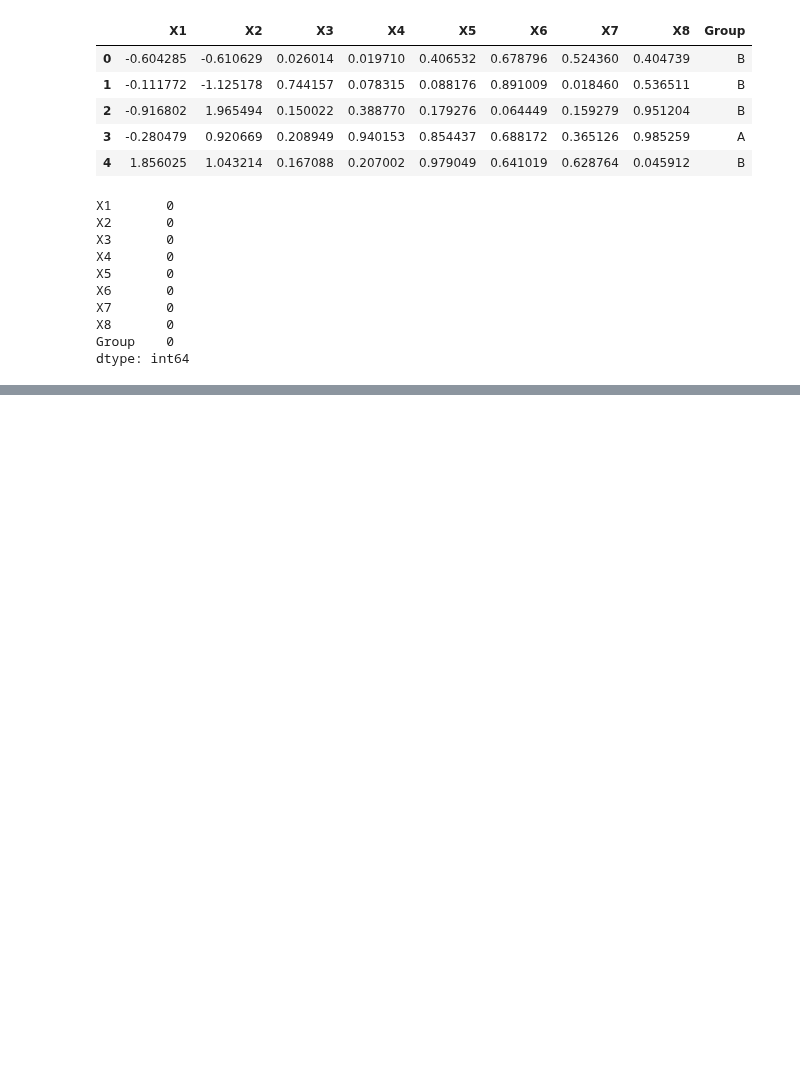
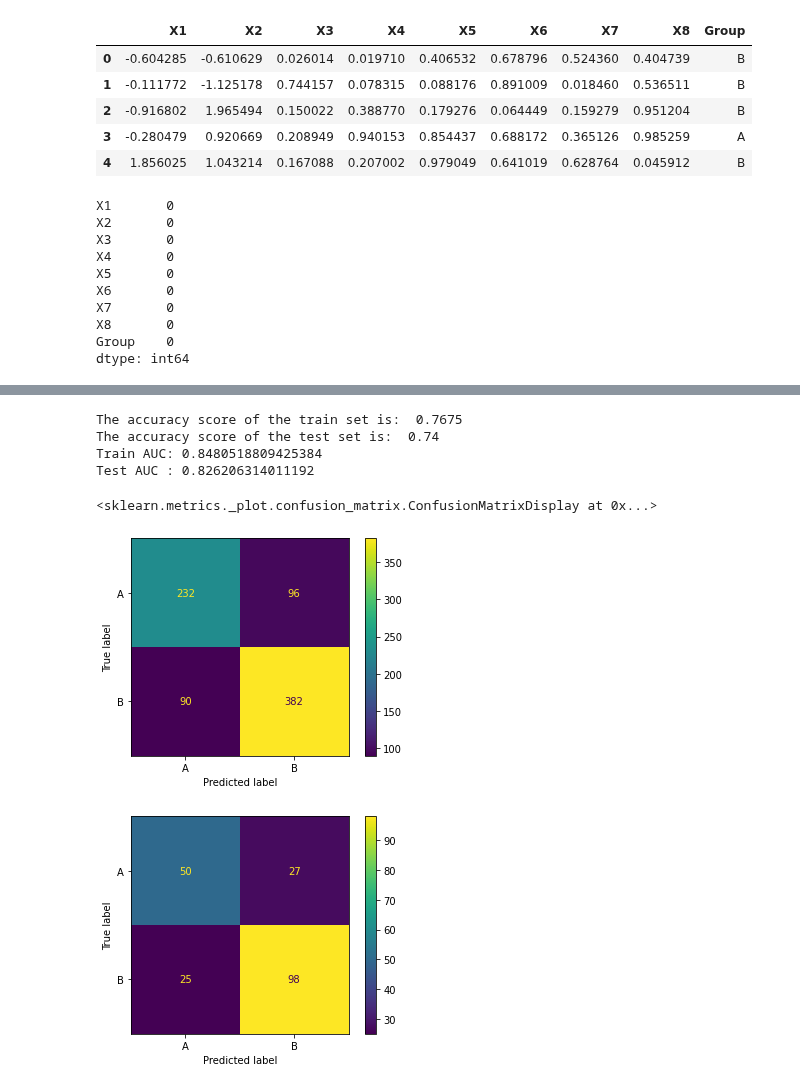
Before and after one commit to min-is/Chapman-University, a Jupyter notebook: CPSC 393 - Machine Learning/Homework/HW1_SP23.ipynb, the cells around one changed output, grey strips where cells are left out. Cells and saved outputs as stored; diff of their text form; code cells hidden in the pictures; blank space fills up the shorter version.

```diff
--- a/CPSC 393 - Machine Learning/Homework/HW1_SP23.ipynb
+++ b/CPSC 393 - Machine Learning/Homework/HW1_SP23.ipynb
@@ -116,0 +132,38 @@ Test AUC : 0.8166666666666668
+# %%
+# Logistic Regression Model
+
+# Creating model
+lr = LogisticRegression(penalty = "none")
+
+# Z-scoring
+z = StandardScaler()
+z.fit(X_train)
+z_train = z.transform(X_train)
+z_test = z.transform(X_test)
+
+# Fitting model
+lr_model = lr.fit(X_train, y_train)
+
+# Accuracy of the train and test set
+accuracy_train = accuracy_score(y_train, lr_model.predict(X_train))
+accuracy_test = accuracy_score(y_test, lr_model.predict(X_test))
+print('The accuracy score of the train set is: ', accuracy_train)
+print('The accuracy score of the test set is: ', accuracy_test)
+
+# ROC/AUC of the train and test set
+print("Train AUC:", roc_auc_score(y_train, lr_model.predict_proba(X_train)[:,1]))
+print("Test AUC :", roc_auc_score(y_test, lr_model.predict_proba(X_test)[:,1]))
+
+# Confusion matrix of train set
+plot_confusion_matrix(lr_model, X_train, y_train)
+
+# Confusion matrix of test set
+plot_confusion_matrix(lr_model, X_test, y_test)
+# %% [output]
+The accuracy score of the train set is:  0.7675
+The accuracy score of the test set is:  0.74
+Train AUC: 0.8480518809425384
+Test AUC : 0.826206314011192
+<sklearn.metrics._plot.confusion_matrix.ConfusionMatrixDisplay at 0x...>
+[figure, added]
+[figure, added]
```
Also changed, not shown: parts of 8 cells of this notebook, 1 other file.
